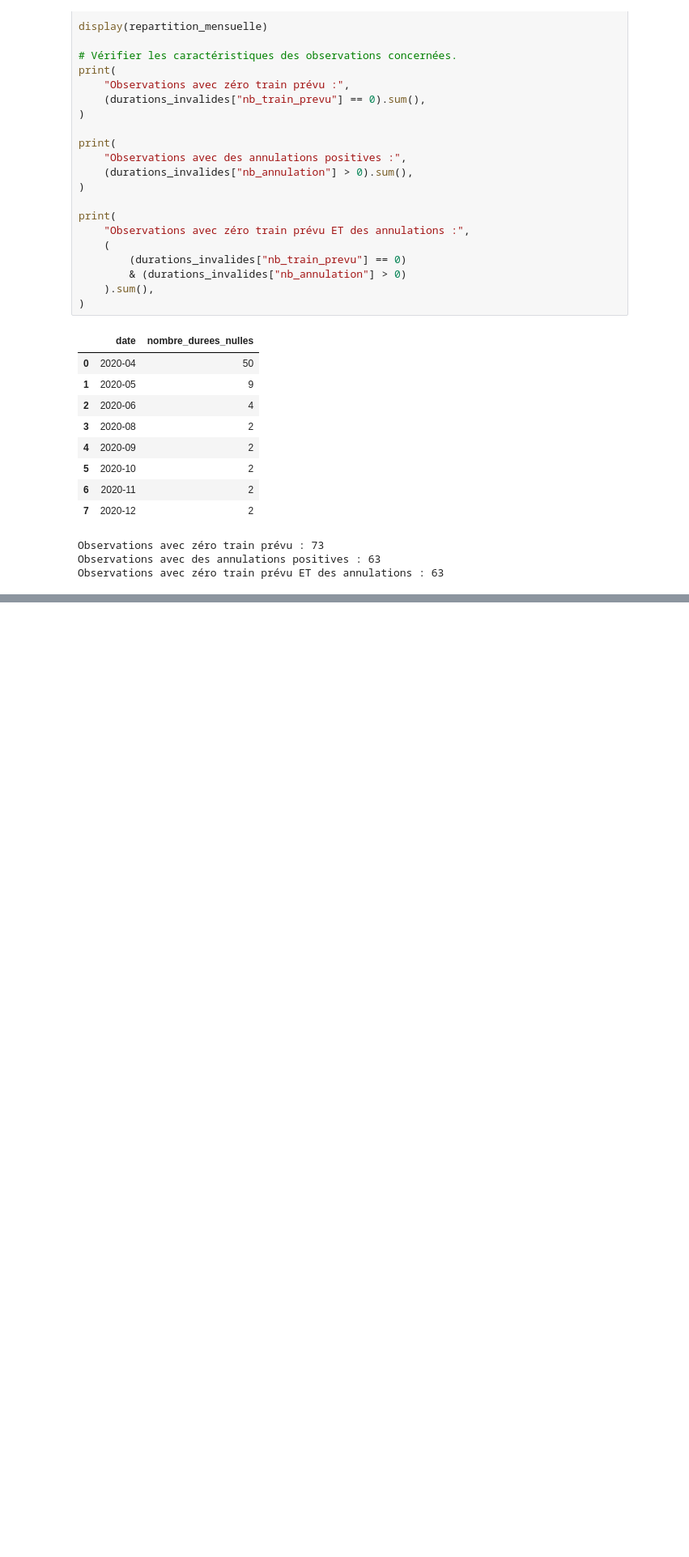
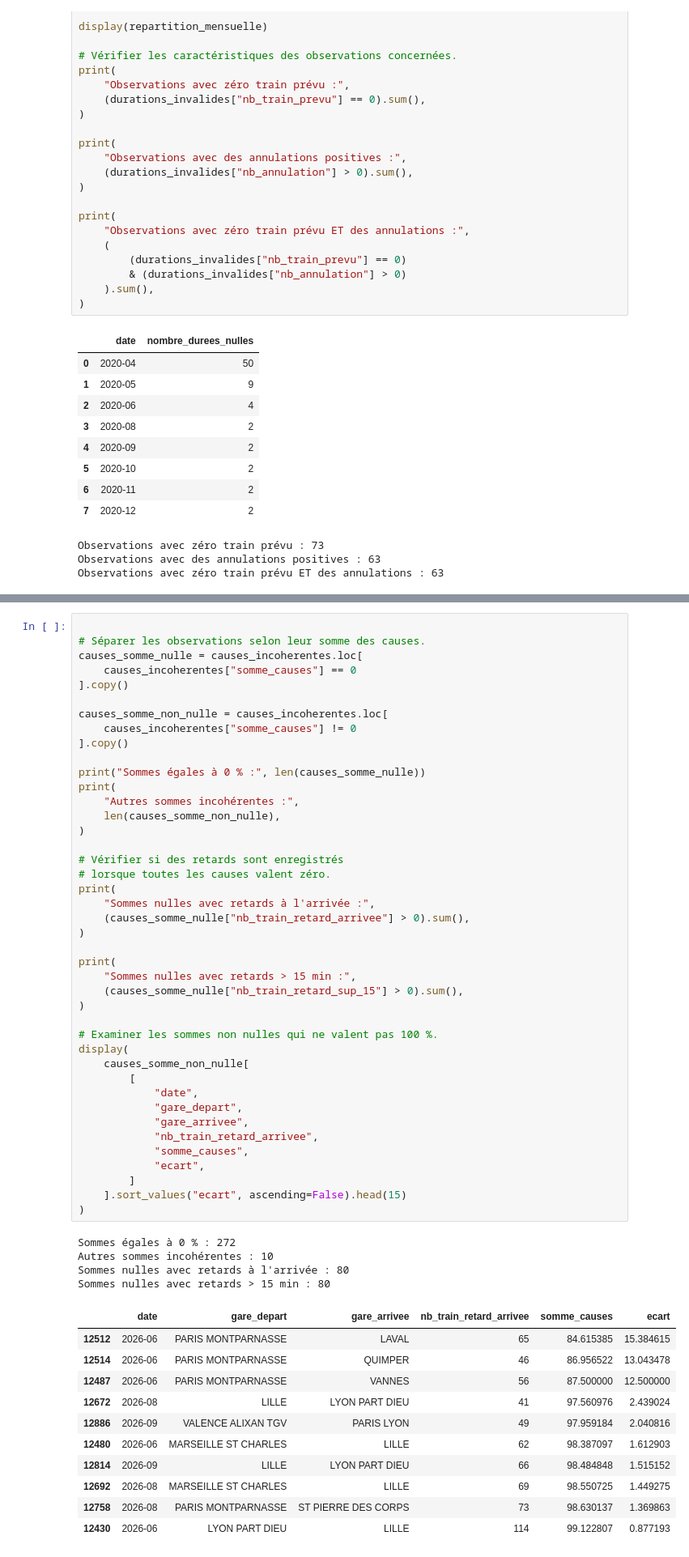
Before and after one commit to husseindakroube/IADATA701-PROJET, a Jupyter notebook: notebooks/01_eda_qualite.ipynb, the cells around one changed output, grey strips where cells are left out. Shown at 81% size. Drawn from its saved outputs; the diff is of its cells as text; blank space fills up the shorter version.

```diff
--- a/notebooks/01_eda_qualite.ipynb
+++ b/notebooks/01_eda_qualite.ipynb
@@ -454,0 +762,58 @@ pas être supprimées automatiquement.
+# %%
+
+# Séparer les observations selon leur somme des causes.
+causes_somme_nulle = causes_incoherentes.loc[
+    causes_incoherentes["somme_causes"] == 0
+].copy()
+
+causes_somme_non_nulle = causes_incoherentes.loc[
+    causes_incoherentes["somme_causes"] != 0
+].copy()
+
+print("Sommes égales à 0 % :", len(causes_somme_nulle))
+print(
+    "Autres sommes incohérentes :",
+    len(causes_somme_non_nulle),
+)
+
+# Vérifier si des retards sont enregistrés
+# lorsque toutes les causes valent zéro.
+print(
+    "Sommes nulles avec retards à l'arrivée :",
+    (causes_somme_nulle["nb_train_retard_arrivee"] > 0).sum(),
+)
+
+print(
+    "Sommes nulles avec retards > 15 min :",
+    (causes_somme_nulle["nb_train_retard_sup_15"] > 0).sum(),
+)
+
+# Examiner les sommes non nulles qui ne valent pas 100 %.
+display(
+    causes_somme_non_nulle[
+        [
+            "date",
+            "gare_depart",
+            "gare_arrivee",
+            "nb_train_retard_arrivee",
+            "somme_causes",
+            "ecart",
+        ]
+    ].sort_values("ecart", ascending=False).head(15)
+)
+# %% [output]
+Sommes égales à 0 % : 272
+Autres sommes incohérentes : 10
+Sommes nulles avec retards à l'arrivée : 80
+Sommes nulles avec retards > 15 min : 80
+|  | date | gare_depart | gare_arrivee | nb_train_retard_arrivee | somme_causes | ecart |
+| 12512 | 2026-06 | PARIS MONTPARNASSE | LAVAL | 65 | 84.615385 | 15.384615 |
+| 12514 | 2026-06 | PARIS MONTPARNASSE | QUIMPER | 46 | 86.956522 | 13.043478 |
+| 12487 | 2026-06 | PARIS MONTPARNASSE | VANNES | 56 | 87.500000 | 12.500000 |
+| 12672 | 2026-08 | LILLE | LYON PART DIEU | 41 | 97.560976 | 2.439024 |
+| 12886 | 2026-09 | VALENCE ALIXAN TGV | PARIS LYON | 49 | 97.959184 | 2.040816 |
+| 12480 | 2026-06 | MARSEILLE ST CHARLES | LILLE | 62 | 98.387097 | 1.612903 |
+| 12814 | 2026-09 | LILLE | LYON PART DIEU | 66 | 98.484848 | 1.515152 |
+| 12692 | 2026-08 | MARSEILLE ST CHARLES | LILLE | 69 | 98.550725 | 1.449275 |
+| 12758 | 2026-08 | PARIS MONTPARNASSE | ST PIERRE DES CORPS | 73 | 98.630137 | 1.369863 |
+| 12430 | 2026-06 | LYON PART DIEU | LILLE | 114 | 99.122807 | 0.877193 |
```
Also changed, not shown: parts of 12 cells of this notebook.
